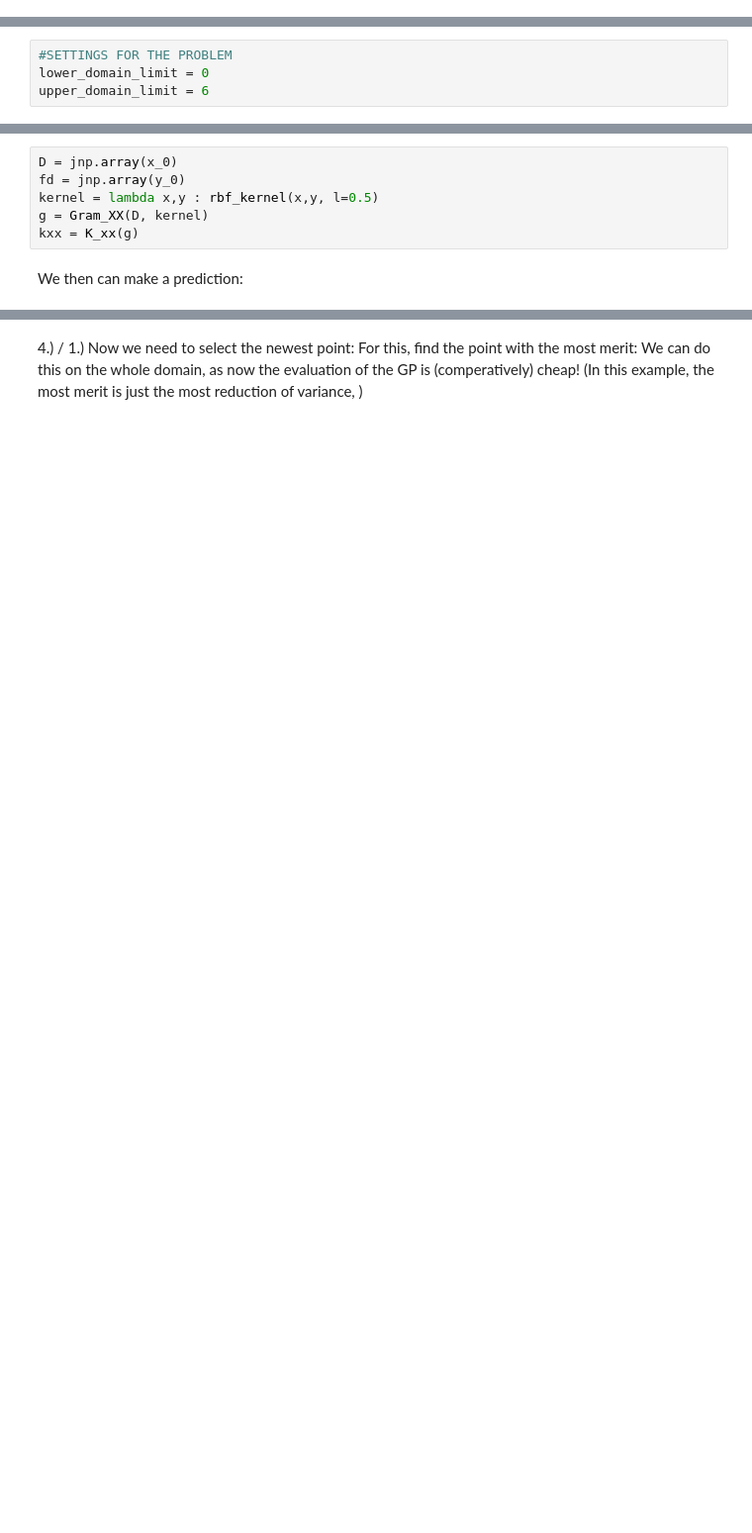
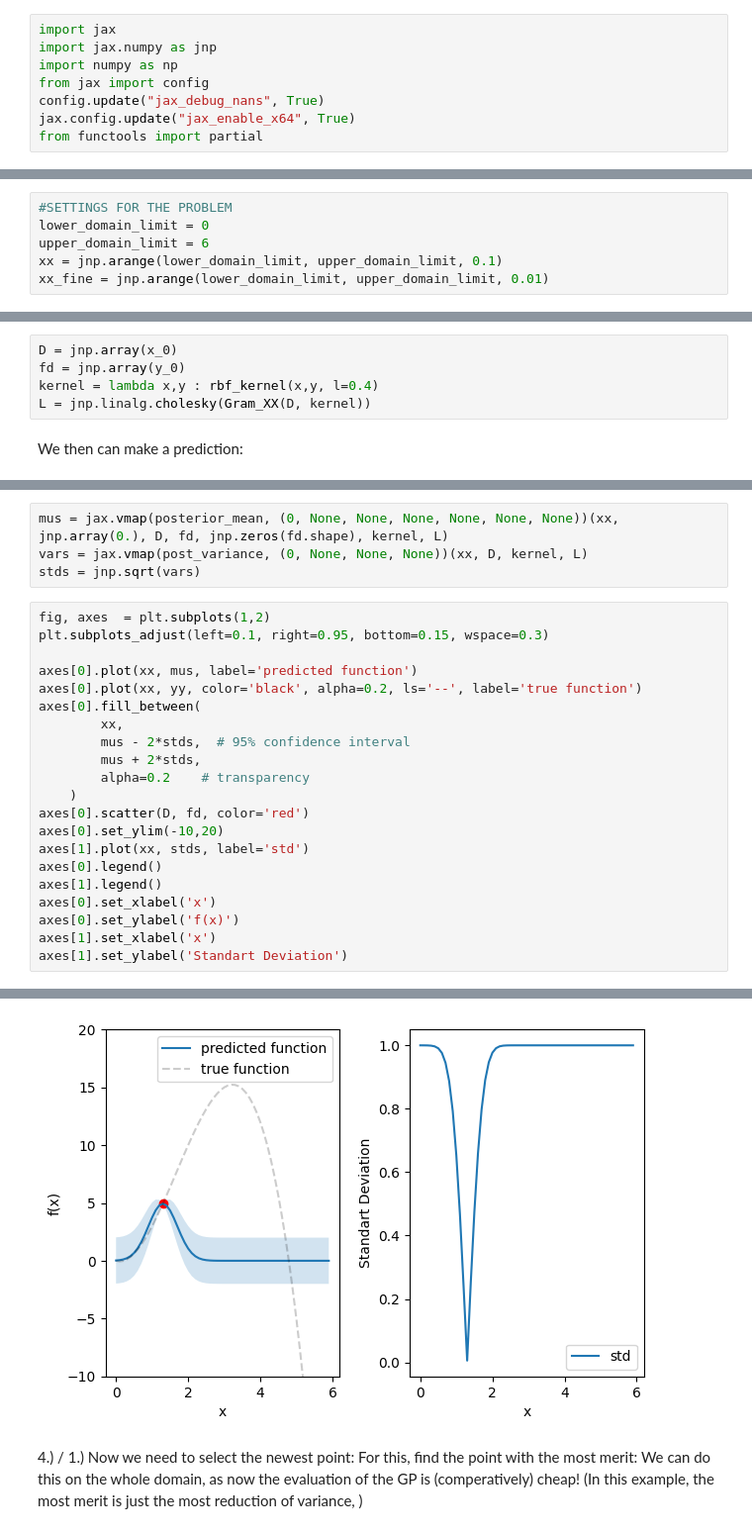
Before and after one commit to Jonas-a-Zimmermann/JaxIntro, a Jupyter notebook: jax_GP/GP.ipynb, the cells around one changed output, grey strips where cells are left out. Shown at 99% size. Cells and saved outputs as stored; diff of their text form; blank space fills up the shorter version.

```diff
--- a/jax_GP/GP.ipynb
+++ b/jax_GP/GP.ipynb
@@ -7,3 +9,11 @@ Implementing a Gaussian Process is more a mathematical than an Computational Pro
+# %%
+import jax
+import jax.numpy as jnp
+import numpy as np
+from jax import config
+config.update("jax_debug_nans", True)
+jax.config.update("jax_enable_x64", True)
+from functools import partial
 # %% [markdown]
 We will approximate the following function:
 # %%
@@ -109,6 +174,8 @@ With the example from above, we can:
 #SETTINGS FOR THE PROBLEM
 lower_domain_limit = 0
 upper_domain_limit = 6
+xx = jnp.arange(lower_domain_limit, upper_domain_limit, 0.1)
+xx_fine = jnp.arange(lower_domain_limit, upper_domain_limit, 0.01)
 # %% [markdown]
 1.) choose a random point. Due to implementation limitations, we do not actually draw from the gaussian process; however since it is not conditioned on anything, we can just draw according to our prior (which we assume as $\mathcal{N}(0,1)$, and hence $x_1 \sim$ Uni $(D)$ with D the domain of intrest).
 # %%
@@ -123,8 +191,7 @@ y_0 = f(x_0)
 # %%
 D = jnp.array(x_0)
 fd = jnp.array(y_0)
-kernel = lambda x,y : rbf_kernel(x,y, l=0.5)
-g = Gram_XX(D, kernel)
-kxx = K_xx(g)
+kernel = lambda x,y : rbf_kernel(x,y, l=0.4)
+L = jnp.linalg.cholesky(Gram_XX(D, kernel))
 # %% [markdown]
 We then can make a prediction:
@@ -136,0 +198,26 @@ def prediction(x):
+# %%
+mus = jax.vmap(posterior_mean, (0, None, None, None, None, None, None))(xx, jnp.array(0.), D, fd, jnp.zeros(fd.shape), kernel, L)
+vars = jax.vmap(post_variance, (0, None, None, None))(xx, D, kernel, L)
+stds = jnp.sqrt(vars)
+# %%
+fig, axes  = plt.subplots(1,2)
+plt.subplots_adjust(left=0.1, right=0.95, bottom=0.15, wspace=0.3)
+
+axes[0].plot(xx, mus, label='predicted function')
+axes[0].plot(xx, yy, color='black', alpha=0.2, ls='--', label='true function')
+axes[0].fill_between(
+        xx,
+        mus - 2*stds,  # 95% confidence interval
+        mus + 2*stds,
+        alpha=0.2    # transparency
+    )
+axes[0].scatter(D, fd, color='red')
+axes[0].set_ylim(-10,20)
+axes[1].plot(xx, stds, label='std')
+axes[0].legend()
+axes[1].legend()
+axes[0].set_xlabel('x')
+axes[0].set_ylabel('f(x)')
+axes[1].set_xlabel('x')
+axes[1].set_ylabel('Standart Deviation')
+# %% [output]
@@ -137,3 +225,4 @@ def prediction(x):
+[figure, added]
 # %% [markdown]
 4.) / 1.)
 Now we need to select the newest point: For this, find the point with the most merit:
```
Also changed, not shown: parts of 52 cells of this notebook.
